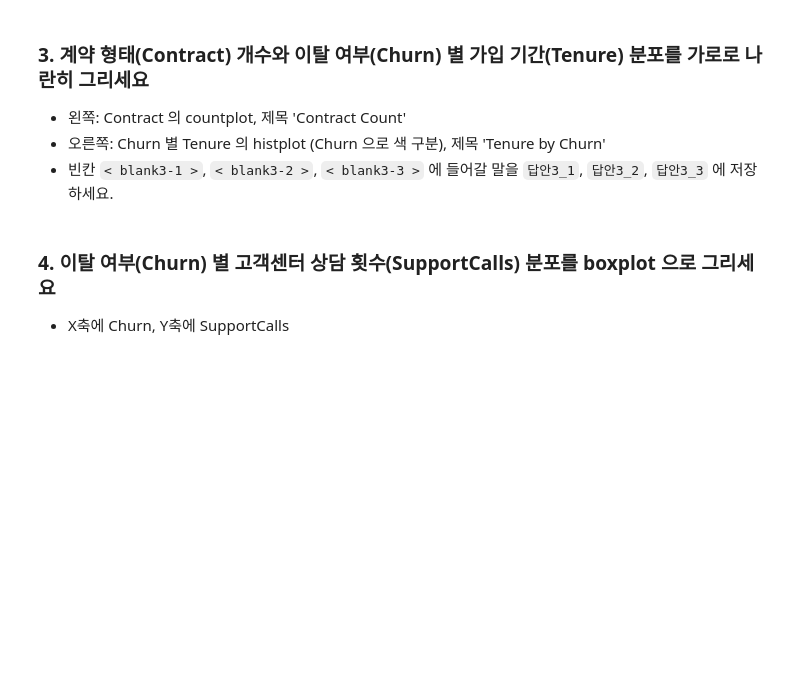
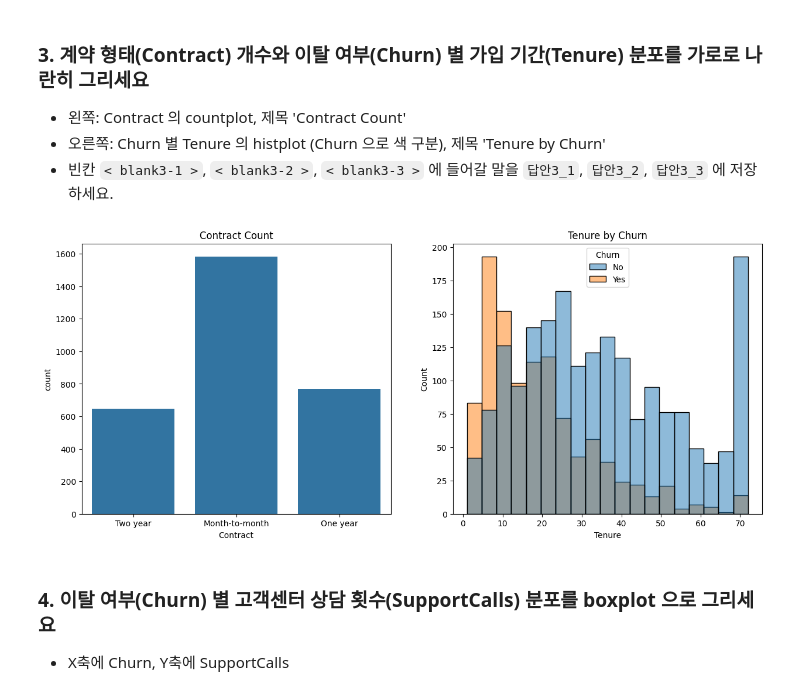
Before and after one commit to jseo0320/aice_-, a Jupyter notebook: notebooks/mock1_problem.ipynb, the cells around one changed output. Saved outputs shown, nothing was run; the diff lists cells and outputs as text; code cells hidden in the pictures; blank space fills up the shorter version.

```diff
--- a/notebooks/mock1_problem.ipynb
+++ b/notebooks/mock1_problem.ipynb
@@ -40,3 +42,6 @@ import warnings
 warnings.filterwarnings('ignore')
 # %% [markdown]
 ### 2. mock1_churn.csv 를 읽어 데이터프레임 변수명 `data` 에 할당하고 첫 5개 행을 출력하세요
+# %%
+data = pd.read_csv('mock1_churn.csv')
+data.head(5)
@@ -47,12 +59,17 @@ warnings.filterwarnings('ignore')
 - 빈칸 `< blank3-1 >`, `< blank3-2 >`, `< blank3-3 >` 에 들어갈 말을 `답안3_1`, `답안3_2`, `답안3_3` 에 저장하세요.
 # %%
 # 아래 코드의 빈칸을 채우고 실행하세요.
-fig, axes = plt.< blank3-1 >(nrows=1, ncols=2, figsize=(15, 6))
+fig, axes = plt.subplots(nrows=1, ncols=2, figsize=(15, 6))
 sns.countplot(data=data, x='Contract', ax=axes[0])
-sns.histplot(data=data, x='Tenure', < blank3-2 >='Churn', ax=axes[1])
-axes[0].< blank3-3 >('Contract Count')
-axes[1].< blank3-3 >('Tenure by Churn')
+sns.histplot(data=data, x='Tenure', hue='Churn', ax=axes[1])
+axes[0].set_title('Contract Count')
+axes[1].set_title('Tenure by Churn')
 plt.show()
+답안3_1 = 'subplots'
+답안3_2 = 'hue'
+답안3_3 = 'set_title'
+# %% [output]
+[figure, added]
 # %% [markdown]
 ### 4. 이탈 여부(Churn) 별 고객센터 상담 횟수(SupportCalls) 분포를 boxplot 으로 그리세요
 - X축에 Churn, Y축에 SupportCalls
```
Also changed, not shown: parts of 13 cells of this notebook.
